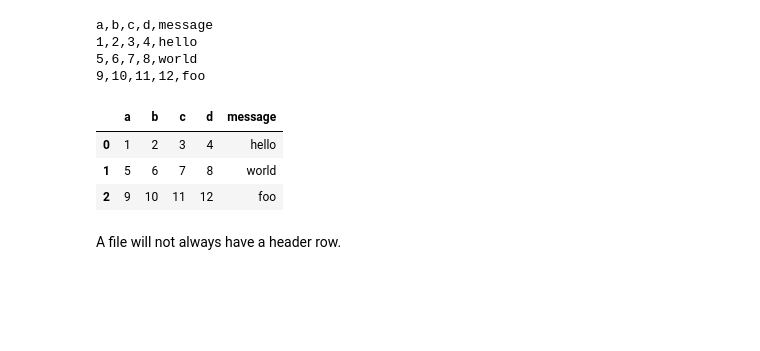
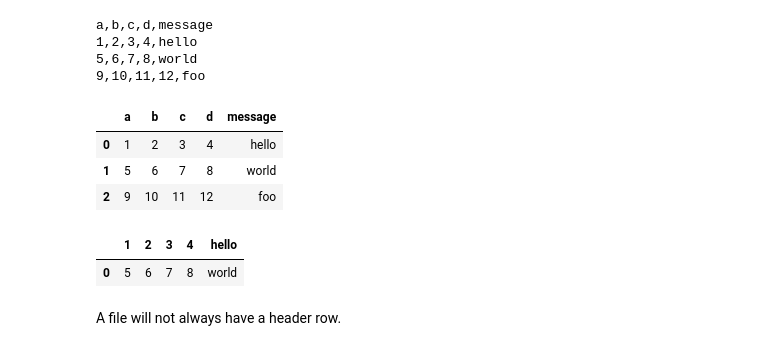
Before and after one commit to zey-2/5m-data-1.8-eda-basic, a Jupyter notebook: notebooks/eda_basic_lesson.ipynb, the cells around one changed output. Cells and saved outputs as stored; diff of their text form; code cells hidden in the pictures; blank space fills up the shorter version.

```diff
--- a/notebooks/eda_basic_lesson.ipynb
+++ b/notebooks/eda_basic_lesson.ipynb
@@ -1397,6 +1482,13 @@ df
 | 0 | 1 | 2 | 3 | 4 | hello |
 | 1 | 5 | 6 | 7 | 8 | world |
 | 2 | 9 | 10 | 11 | 12 | foo |
+# %%
+df = pd.read_csv("../data/ex1.csv", skiprows=1, skipfooter=1, engine='python')
+
+df
+# %% [output]
+|  | 1 | 2 | 3 | 4 | hello |
+| 0 | 5 | 6 | 7 | 8 | world |
 # %% [markdown]
 A file will not always have a header row.
 # %%
```
Also changed, not shown: parts of 25 cells of this notebook, 2 other files.
